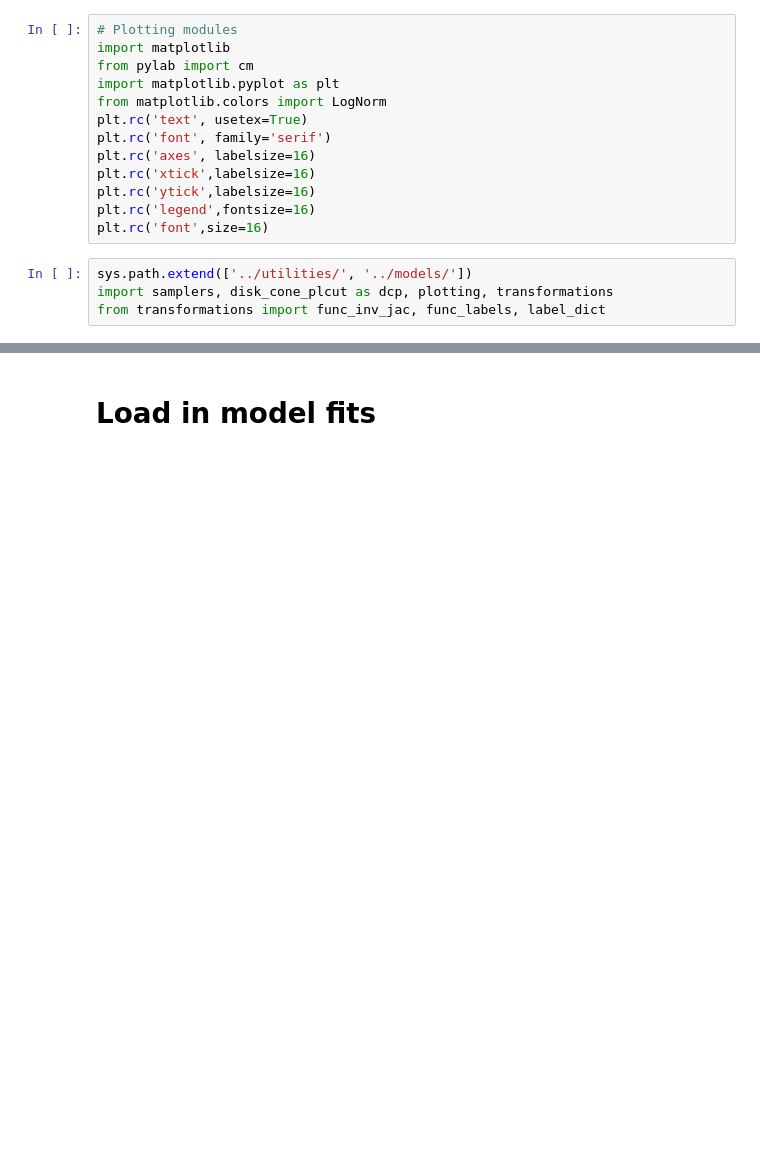
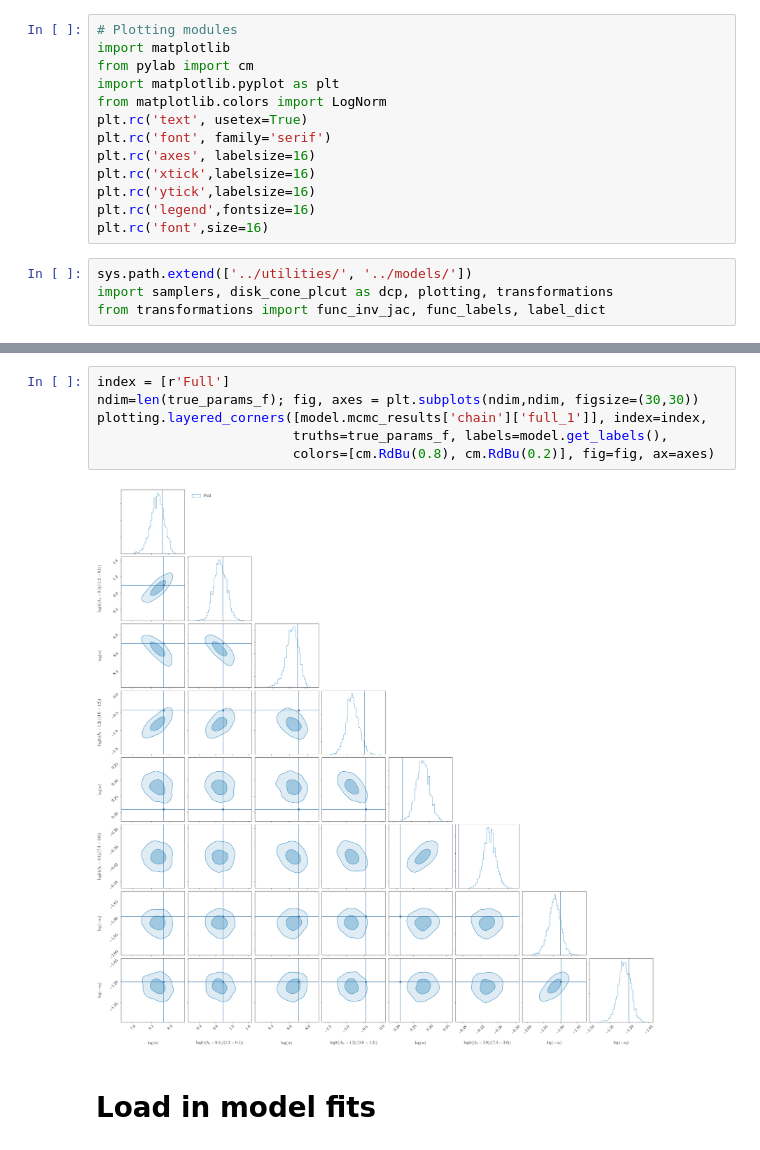
Before and after one commit to aeverall/mwtrace, a Jupyter notebook: mockmodel/Results.ipynb, the cells around one changed output, grey strips where cells are left out. Cells and saved outputs as stored; diff of their text form; blank space fills up the shorter version.

```diff
--- a/mockmodel/Results.ipynb
+++ b/mockmodel/Results.ipynb
@@ -33,3 +158,11 @@ from transformations import func_inv_jac, func_labels, label_dict
+# %%
+index = [r'Full']
+ndim=len(true_params_f); fig, axes = plt.subplots(ndim,ndim, figsize=(30,30))
+plotting.layered_corners([model.mcmc_results['chain']['full_1']], index=index,
+                         truths=true_params_f, labels=model.get_labels(),
+                         colors=[cm.RdBu(0.8), cm.RdBu(0.2)], fig=fig, ax=axes)
+# %% [output]
+[figure, added]
 # %% [markdown]
 # Load in model fits
 # %%
```
Also changed, not shown: parts of 13 cells of this notebook, 3 other files.
